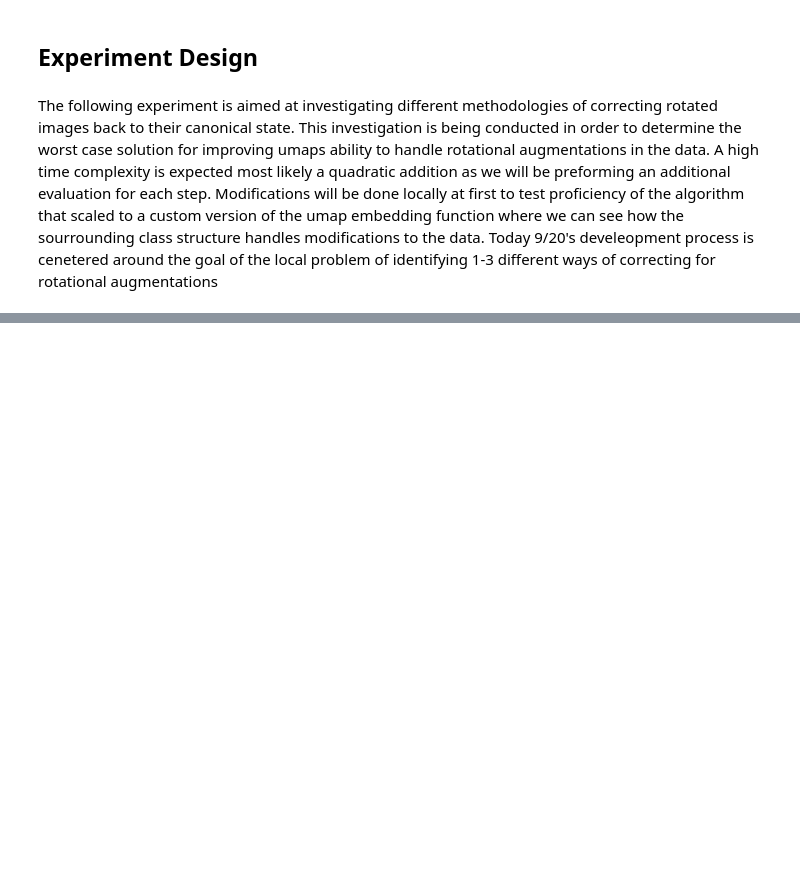
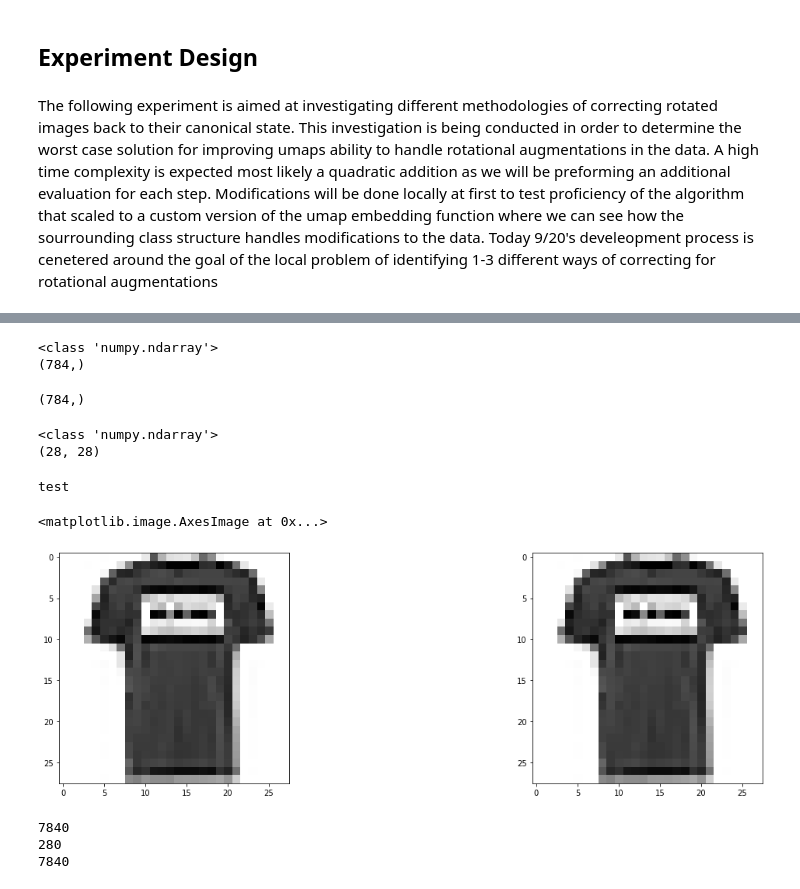
Before and after one commit to chriscamano/UMAP-and-PUMAP-research-, a Jupyter notebook: FALL 2022 UMAP /Image Correction Experiments.ipynb, the cells around one changed output, grey strips where cells are left out. Drawn from its saved outputs; the diff is of its cells as text; code cells hidden in the pictures; blank space fills up the shorter version.

```diff
--- a/FALL 2022 UMAP /Image Correction Experiments.ipynb
+++ b/FALL 2022 UMAP /Image Correction Experiments.ipynb
@@ -184,0 +214,60 @@ plt.show()
+# %%
+print(type(tshirt_control))
+print(np.shape(tshirt_control))
+tshirt_control.shape
+# %% [output]
+<class 'numpy.ndarray'>
+(784,)
+(784,)
+# %%
+control_samples=[
+    tshirt_control,
+    dress_control,
+    trouser_control,
+    shirt_control,
+    pullover_control,
+    sneaker_control,
+    ankle_control,
+    sandal_control,
+    coat_control,
+    bag_control
+]
+print(type(control_samples[1]))
+print(np.shape(control_samples[1]))
+# %% [output]
+<class 'numpy.ndarray'>
+(28, 28)
+# %%
+L_singular_vectors=[]
+Sigma_matrices=[]
+R_singular_vectors=[]
+sample_digit=1
+#Plot starting data for comparison to SVD reconstruction
+fig = plt.figure(figsize=(20, 12))
+fig.add_subplot(2, 2, 1)
+plt.imshow(data[sample_digit].reshape(28,28), cmap='Greys', interpolation='nearest')
+
+for i in range(10):
+    #compute svd for the digit  i
+    u,s,v = la.svd(control_samples[i].reshape(28,28),full_matrices=False)
+    L_singular_vectors.append(u.T)
+    Sigma_matrices.append(s)# use np.diag(S) for nxn matrix of singular values
+    R_singular_vectors.append(v)
+Us=np.array(L_singular_vectors).astype(float)
+Ss=np.array(Sigma_matrices).astype(float)
+Vs=np.array(R_singular_vectors).astype(float)
+print("test")
+fig.add_subplot(2, 2, 2)
+plt.imshow(Us[sample_digit-1].T*Ss[sample_digit-1]@Vs[sample_digit-1], cmap='Greys', interpolation='nearest')
+# %% [output]
+test
+<matplotlib.image.AxesImage at 0x...>
+[figure, added]
+# %%
+print(np.size(Us))
+print(np.size(Ss))
+print(np.size(Vs))
+# %% [output]
+7840
+280
+7840
```
Also changed, not shown: parts of 1 cell of this notebook.
